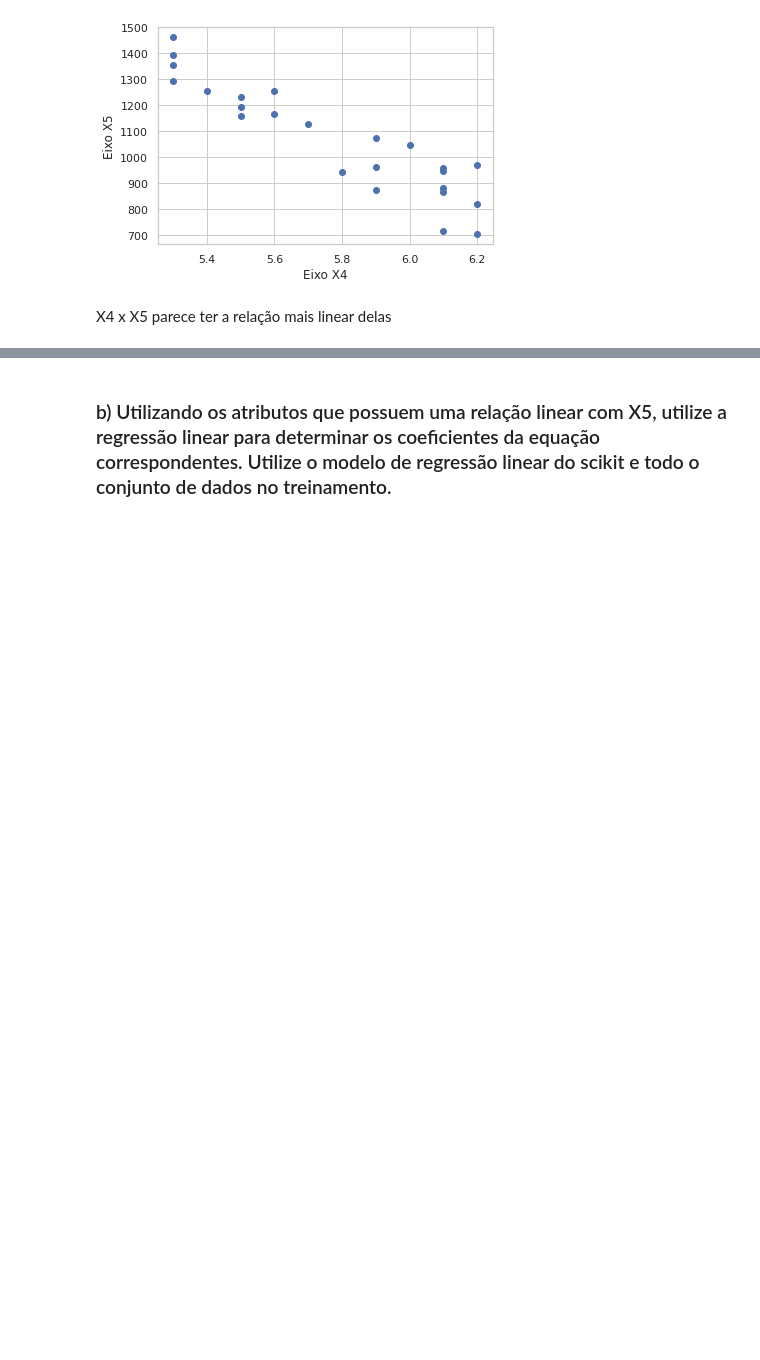
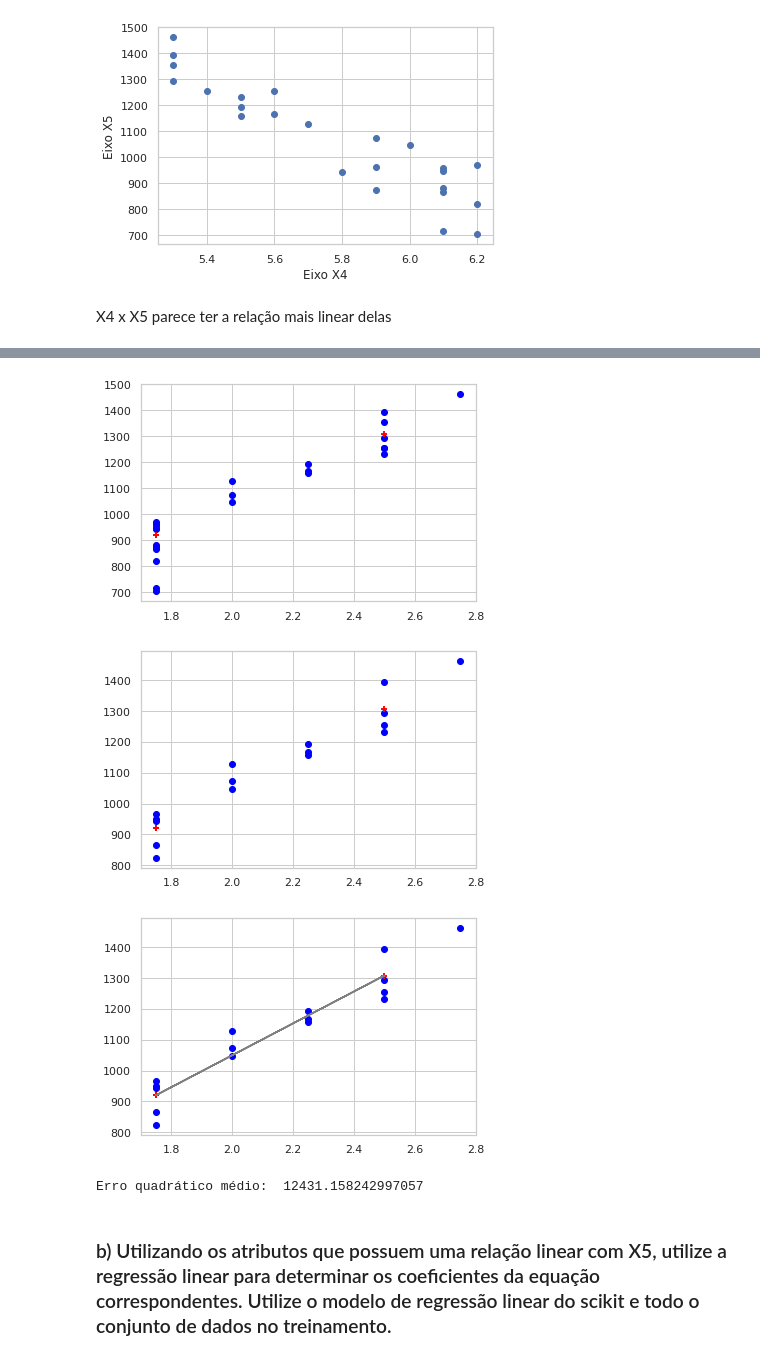
Before and after one commit to siliconemonster/IA-2020.1, a Jupyter notebook: Exercícios/exercício_AlineLarissa_regressao_linear.ipynb, the cells around one changed output, grey strips where cells are left out. Drawn from its saved outputs; the diff is of its cells as text; code cells hidden in the pictures; blank space fills up the shorter version.

```diff
--- a/Exercícios/exercício_AlineLarissa_regressao_linear.ipynb
+++ b/Exercícios/exercício_AlineLarissa_regressao_linear.ipynb
@@ -240,3 +278,41 @@ X4 x X5 parece ter a relação mais linear delas
+# %%
+X = multi.iloc[:, 2].values.reshape(-1, 1)
+Y = multi.iloc[:, 4].values.reshape(-1, 1)
+
+X_train, X_test, Y_train, Y_test = train_test_split(X, Y, test_size=0.3)
+
+mediaX  = np.mean(X_train)
+mediaX2 = np.mean(X_train**2)
+mediaY  = np.mean(Y_train)
+mediaY2 = np.mean(Y_train**2)
+mediaXY = np.mean(X_train*Y_train)
+
+teta0 = (mediaY*mediaX2 - mediaX*mediaXY)/(mediaX2 - (mediaX)**2)
+teta1 =(mediaXY - mediaX*mediaY)/(mediaX2 - (mediaX)**2)
+
+Y_pred_media = teta0+teta1*X_test
+
+plt.scatter(X, Y,marker='o',color='blue')  #pontos originais
+plt.scatter(X_test, Y_pred_media,marker='+',color='red') #pontos previstos
+plt.savefig('pontos_originais_previstos.png')
+plt.show()
+
+plt.scatter(X_train, Y_train,marker='o',color='blue')  #pontos originais
+plt.scatter(X_test, Y_pred_media,marker='+',color='red') #pontos previstos
+plt.savefig('pontos_originais_previstos.png')
+plt.show()
+
+plt.scatter(X_train, Y_train,marker='o',color='blue')  #pontos originais
+plt.scatter(X_test, Y_pred_media,marker='+',color='red') #pontos previstos
+plt.plot(X_test, Y_pred_media, color='gray')
+plt.savefig('reta_prevista.png')
+plt.show()
+print("Erro quadrático médio: ", mean_squared_error(Y_test, Y_pred_media))
+# %% [output]
+[figure, added]
+[figure, added]
+[figure, added]
+Erro quadrático médio:  12431.158242997057
 # %% [markdown]
 <h3>b) Utilizando os atributos que possuem uma relação linear com X5, utilize a regressão linear para determinar os coeficientes da equação correspondentes. Utilize o modelo de regressão linear do scikit e todo o conjunto de dados no treinamento.
 # %%
```
Also changed, not shown: parts of 7 cells of this notebook, 3 other files.
